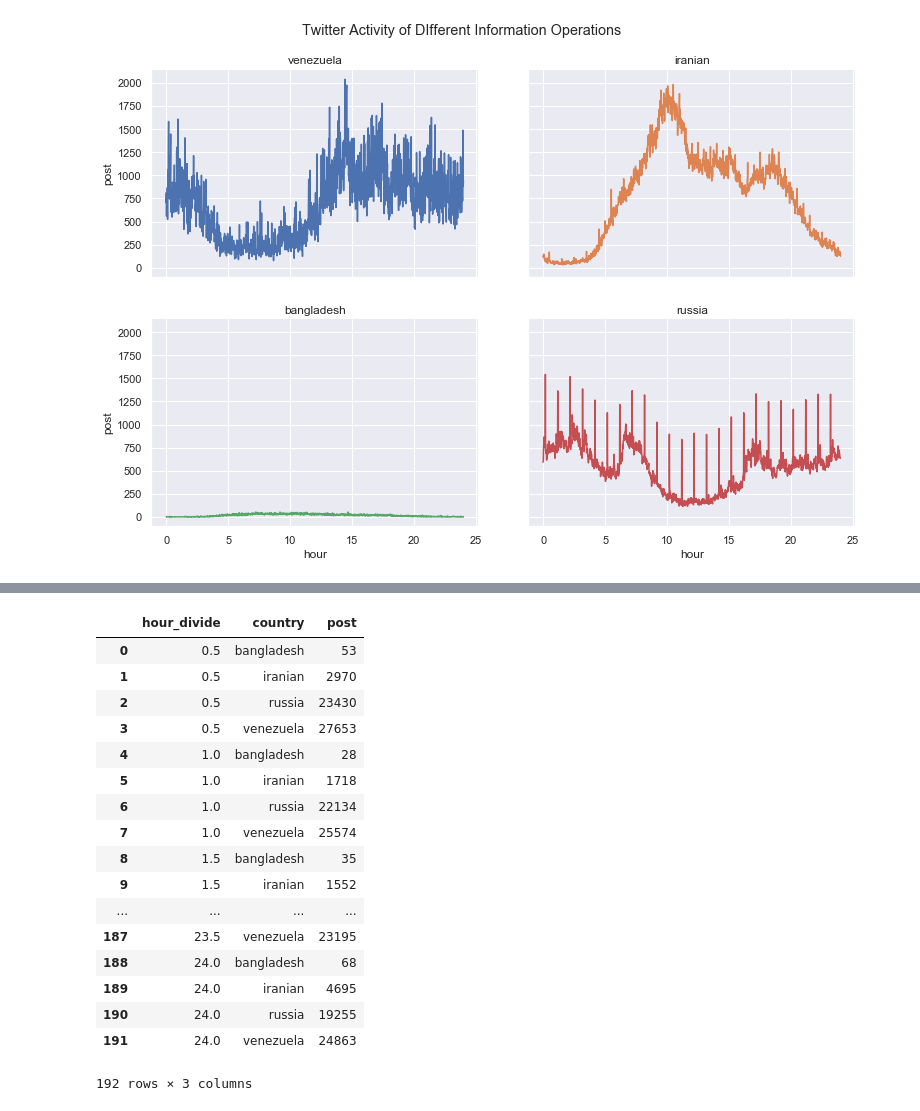
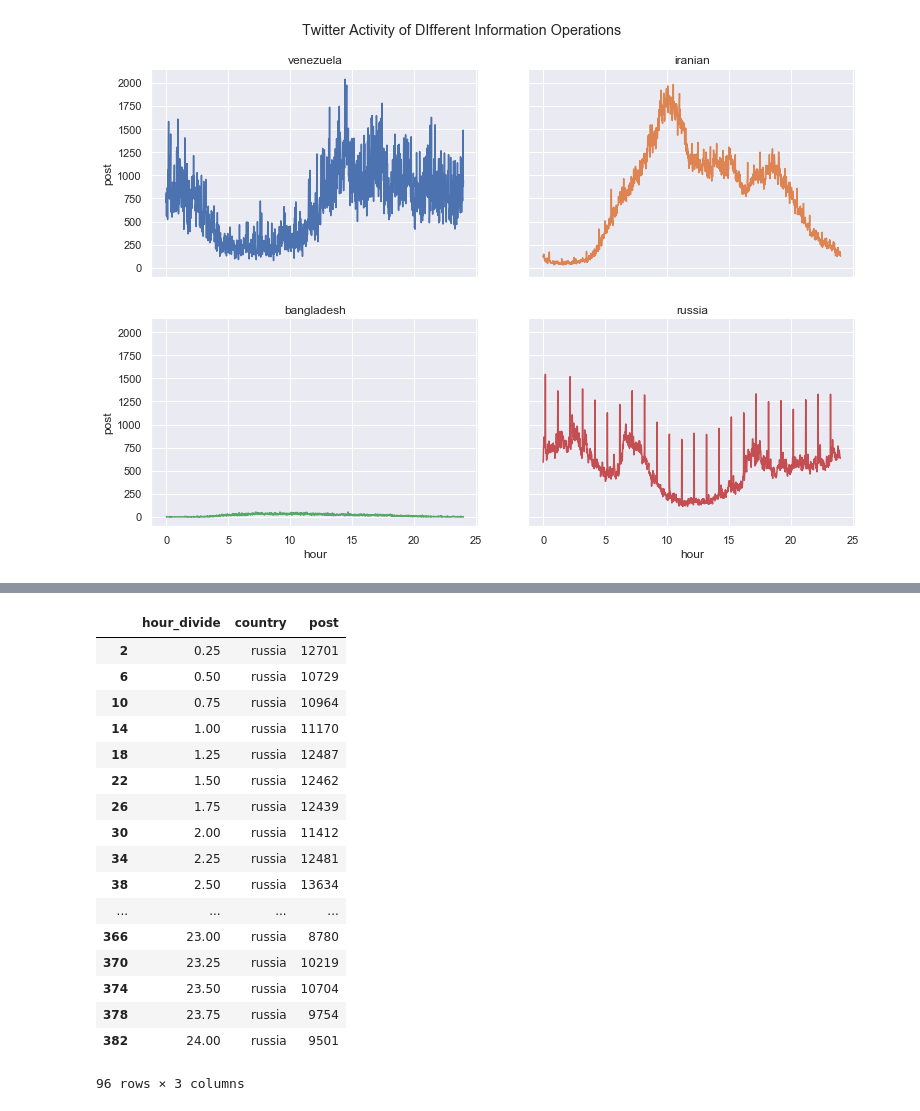
Before and after one commit to ashero0/elections-integrity-analysis, a Jupyter notebook: Frequency Analysis/Minor_Peak_Analysis_All.ipynb, the cells around one changed output, grey strips where cells are left out. Saved outputs shown, nothing was run; the diff lists cells and outputs as text; code cells hidden in the pictures.

```diff
--- a/Frequency Analysis/Minor_Peak_Analysis_All.ipynb
+++ b/Frequency Analysis/Minor_Peak_Analysis_All.ipynb
@@ -134,21 +152,21 @@ by_hour_country = hour_df.groupby(['hour_divide','country']).agg({'post':'sum'})
-# %%
-by_hour_country
-# %% [output]
-|  | hour_divide | country | post |
-| 0 | 0.5 | bangladesh | 53 |
-| 1 | 0.5 | iranian | 2970 |
-| 2 | 0.5 | russia | 23430 |
-| 3 | 0.5 | venezuela | 27653 |
-| 4 | 1.0 | bangladesh | 28 |
-| 5 | 1.0 | iranian | 1718 |
-| 6 | 1.0 | russia | 22134 |
-| 7 | 1.0 | venezuela | 25574 |
-| 8 | 1.5 | bangladesh | 35 |
-| 9 | 1.5 | iranian | 1552 |
-| ... | ... | ... | ... |
-| 187 | 23.5 | venezuela | 23195 |
-| 188 | 24.0 | bangladesh | 68 |
-| 189 | 24.0 | iranian | 4695 |
-| 190 | 24.0 | russia | 19255 |
-| 191 | 24.0 | venezuela | 24863 |
-192 rows × 3 columns
+# %%
+by_hour_country[by_hour_country.country=='russia']
+# %% [output]
+|  | hour_divide | country | post |
+| 2 | 0.25 | russia | 12701 |
+| 6 | 0.50 | russia | 10729 |
+| 10 | 0.75 | russia | 10964 |
+| 14 | 1.00 | russia | 11170 |
+| 18 | 1.25 | russia | 12487 |
+| 22 | 1.50 | russia | 12462 |
+| 26 | 1.75 | russia | 12439 |
+| 30 | 2.00 | russia | 11412 |
+| 34 | 2.25 | russia | 12481 |
+| 38 | 2.50 | russia | 13634 |
+| ... | ... | ... | ... |
+| 366 | 23.00 | russia | 8780 |
+| 370 | 23.25 | russia | 10219 |
+| 374 | 23.50 | russia | 10704 |
+| 378 | 23.75 | russia | 9754 |
+| 382 | 24.00 | russia | 9501 |
+96 rows × 3 columns
```
Also changed, not shown: parts of 24 cells of this notebook, 3 other files.
